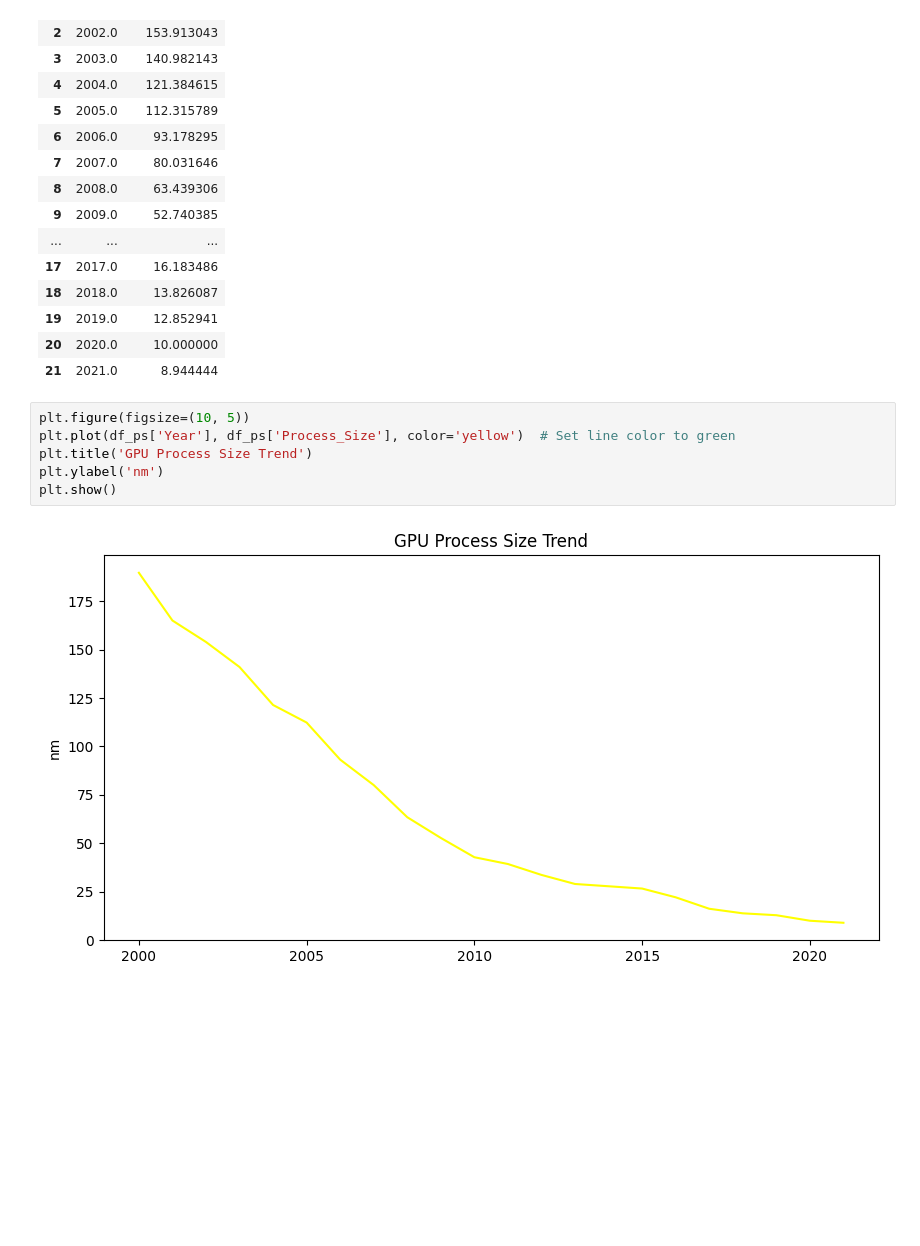
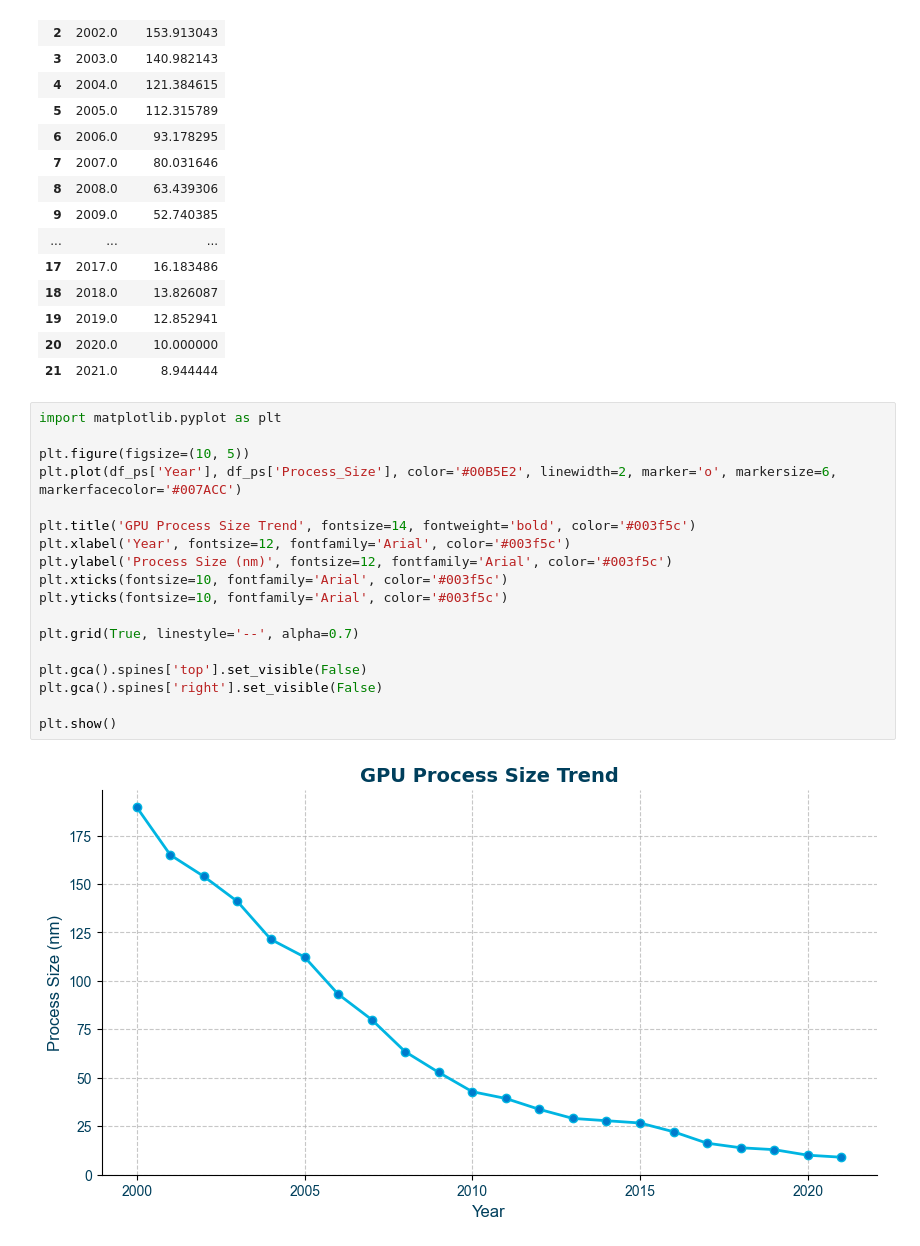
Before and after one commit to Kudo-Shinn/MATHEDA, a Jupyter notebook: Week 7/Exercise/WK7-Data-Visualization-Solution.ipynb, the cells around one changed output. Saved outputs shown, nothing was run; the diff lists cells and outputs as text; blank space fills up the shorter version.

```diff
--- a/Week 7/Exercise/WK7-Data-Visualization-Solution.ipynb
+++ b/Week 7/Exercise/WK7-Data-Visualization-Solution.ipynb
@@ -233,11 +257,23 @@ df_ps
 | 19 | 2019.0 | 12.852941 |
 | 20 | 2020.0 | 10.000000 |
 | 21 | 2021.0 | 8.944444 |
-# %%
-plt.figure(figsize=(10, 5))
-plt.plot(df_ps['Year'], df_ps['Process_Size'], color='yellow')  # Set line color to green
-plt.title('GPU Process Size Trend')
-plt.ylabel('nm')
-plt.show()
-# %% [output]
-[figure, removed]
+# %%
+import matplotlib.pyplot as plt
+
+plt.figure(figsize=(10, 5))
+plt.plot(df_ps['Year'], df_ps['Process_Size'], color='#00B5E2', linewidth=2, marker='o', markersize=6, markerfacecolor='#007ACC')
+
+plt.title('GPU Process Size Trend', fontsize=14, fontweight='bold', color='#003f5c')
+plt.xlabel('Year', fontsize=12, fontfamily='Arial', color='#003f5c')
+plt.ylabel('Process Size (nm)', fontsize=12, fontfamily='Arial', color='#003f5c')
+plt.xticks(fontsize=10, fontfamily='Arial', color='#003f5c')
+plt.yticks(fontsize=10, fontfamily='Arial', color='#003f5c')
+
+plt.grid(True, linestyle='--', alpha=0.7)
+
+plt.gca().spines['top'].set_visible(False)
+plt.gca().spines['right'].set_visible(False)
+
+plt.show()
+# %% [output]
+[figure, added]
```
Also changed, not shown: parts of 8 cells of this notebook.
